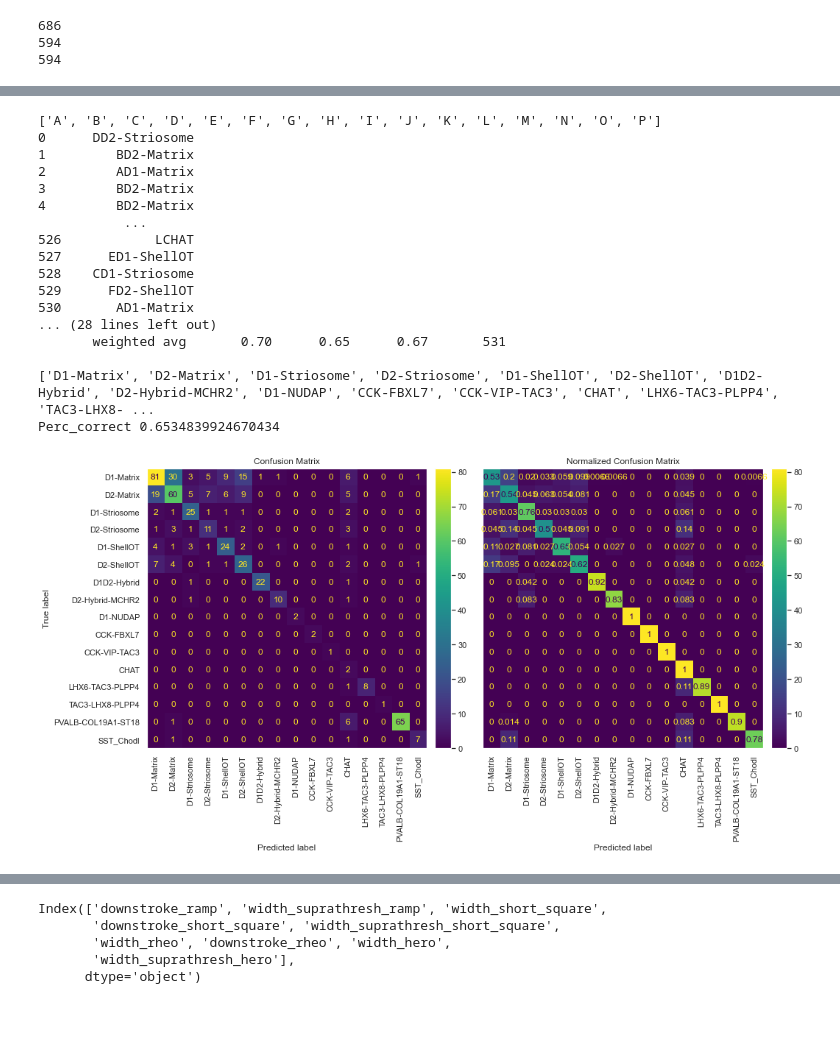
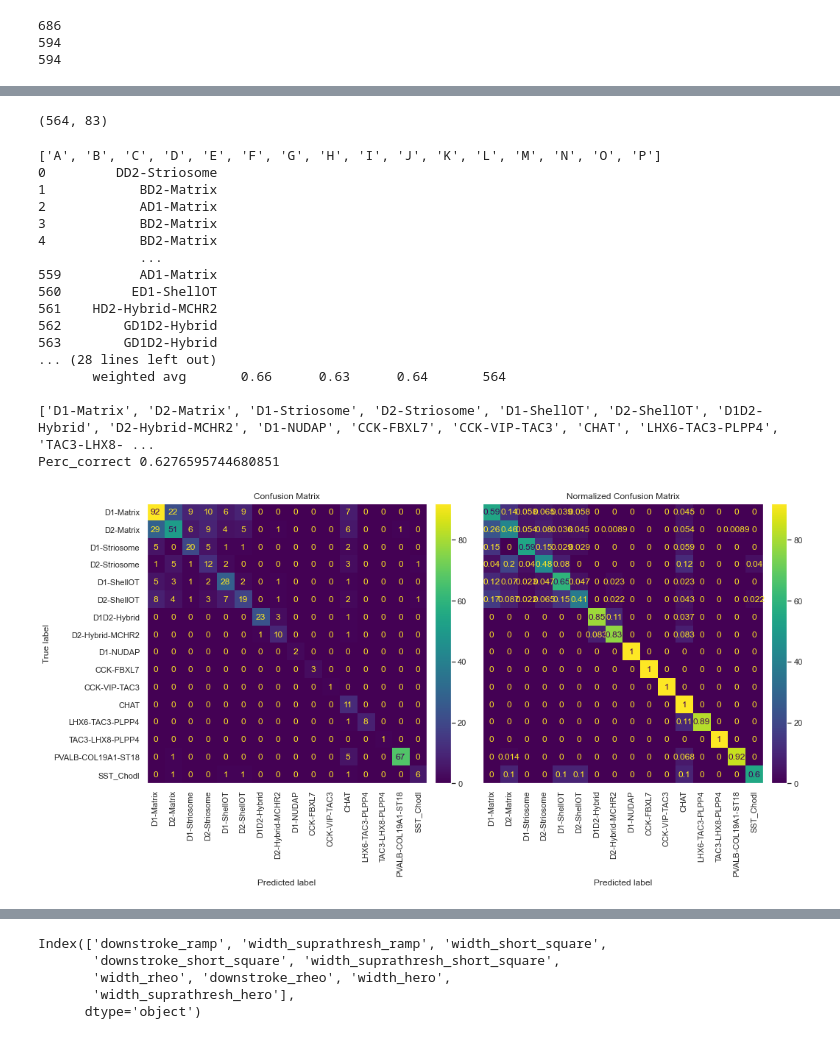
Before and after one commit to xpliu16/celltypes, a Jupyter notebook: NHP_BG_anal/Clean_analysis_ML_BG.ipynb, the cells around one changed output, grey strips where cells are left out. Saved outputs shown, nothing was run; the diff lists cells and outputs as text; code cells hidden in the pictures.

```diff
--- a/NHP_BG_anal/Clean_analysis_ML_BG.ipynb
+++ b/NHP_BG_anal/Clean_analysis_ML_BG.ipynb
@@ -5,7 +5,7 @@ import matplotlib.pyplot as plt
 import numpy as np
 import pingouin as pg
 
-df_anno = pd.read_feather("./NHP_BG_AIT_115/204_341/anno.feather")   # Has subclass colors
+df_anno = pd.read_feather("./NHP_BG_AIT_115/204_346/anno.feather")   # Has subclass colors
 #df_anno = pd.read_csv("./NHP_BG_AIT_115/204_337/NHP_BG_204_337_AIT115_ann_map_QC_full.csv")
 # %%
 df_anno.columns
@@ -610,3 +575,8 @@ Index(['upstroke_downstroke_ratio_ramp', 'threshold_v_ramp', 'width_ramp',
+# %%
+#df_ephys_trim_ms.columns()
+X_std.shape
+# %% [output]
+(564, 83)
 # %%
 from sklearn.linear_model import LogisticRegression
 from sklearn.metrics import classification_report
@@ -633,7 +603,7 @@ print(np.unique(y_pref))
 
 #X_train, X_test, y_train, y_test = train_test_split(X, y, test_size=0.3, random_state=42)
 
-c = 1
+c = 0.1
 
 clf_lr = LogisticRegression(solver="lbfgs", multi_class='ovr', penalty = "l2", class_weight = 'balanced', max_iter=100000, C=c).fit(X, y)
 
@@ -657,44 +627,44 @@ y_pred = clf_lr.predict(X)
 labels_cropped = [s[1:] for s in clf_lr.classes_]
 print(labels_cropped)
 
 fig, ax = plt.subplots(1,2, figsize=(15, 10))
 ax[0].set_title('Confusion Matrix')
 cmp = ConfusionMatrixDisplay.from_predictions(y, y_pred, display_labels= labels_cropped, ax = ax[0], colorbar=False)
 ax[0].grid(False)
 
 # Adding custom colorbar - default one is too tall and makes plot small
 cax = fig.add_axes([ax[0].get_position().x1+0.01,ax[0].get_position().y0,0.02,ax[0].get_position().height])
 plt.colorbar(cmp.im_,  cax=cax)
 ax[0].set_xticklabels(ax[0].get_xticklabels(), rotation = 90)
 
 ax[1].set_title('Normalized Confusion Matrix')
 ConfusionMatrixDisplay.from_predictions(y, y_pred, display_labels=labels_cropped, ax = ax[1], normalize='true',
                                         values_format = '.2g', colorbar=False)
 cax = fig.add_axes([ax[1].get_position().x1+0.01,ax[1].get_position().y0,0.02,ax[1].get_position().height])
 plt.colorbar(cmp.im_,  cax=cax)
 ax[1].set_xticklabels(ax[1].get_xticklabels(), rotation = 90)
 ax[1].grid(False)
 ax[1].get_yaxis().set_visible(False)
 
 print("Perc_correct", sum(y_pred==y)/len(y))
 
 # SORT SUBCLASSES BY HIERARCHICAL CLUSTERING
 # %% [output]
 ['A', 'B', 'C', 'D', 'E', 'F', 'G', 'H', 'I', 'J', 'K', 'L', 'M', 'N', 'O', 'P']
-0      DD2-Striosome
-1         BD2-Matrix
-2         AD1-Matrix
-3         BD2-Matrix
-4         BD2-Matrix
-           ...
-526            LCHAT
-527      ED1-ShellOT
-528    CD1-Striosome
-529      FD2-ShellOT
-530       AD1-Matrix
+0         DD2-Striosome
+1            BD2-Matrix
+2            AD1-Matrix
+3            BD2-Matrix
+4            BD2-Matrix
+             ...
+559          AD1-Matrix
+560         ED1-ShellOT
+561    HD2-Hybrid-MCHR2
+562        GD1D2-Hybrid
+563        GD1D2-Hybrid
 ... (28 lines left out)
-       weighted avg       0.70      0.65      0.67       531
+       weighted avg       0.66      0.63      0.64       564
 
 ['D1-Matrix', 'D2-Matrix', 'D1-Striosome', 'D2-Striosome', 'D1-ShellOT', 'D2-ShellOT', 'D1D2-Hybrid', 'D2-Hybrid-MCHR2', 'D1-NUDAP', 'CCK-FBXL7', 'CCK-VIP-TAC3', 'CHAT', 'LHX6-TAC3-PLPP4', 'TAC3-LHX8- ...
-Perc_correct 0.6534839924670434
+Perc_correct 0.6276595744680851
-[figure, old version]
+[figure, new version]
```
Also changed, not shown: parts of 34 cells of this notebook, 3 other files.
